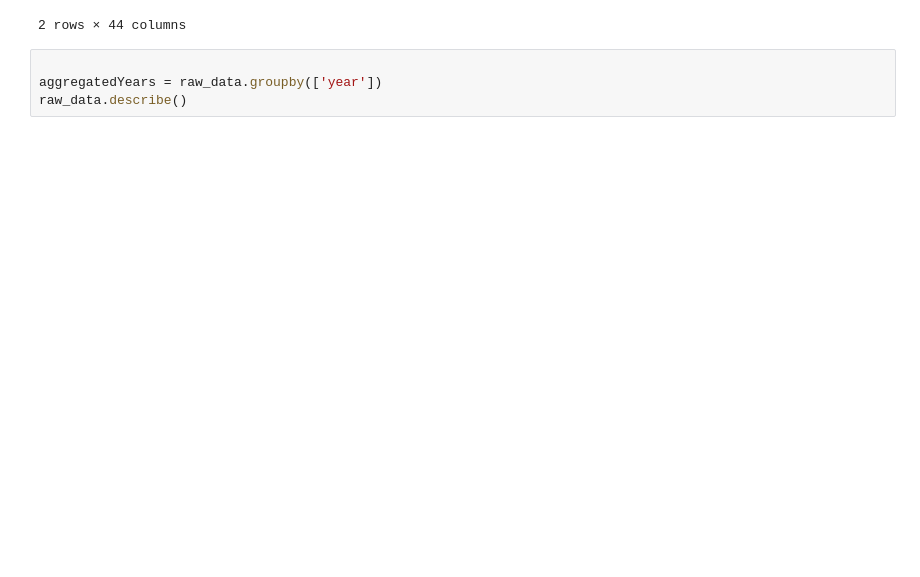
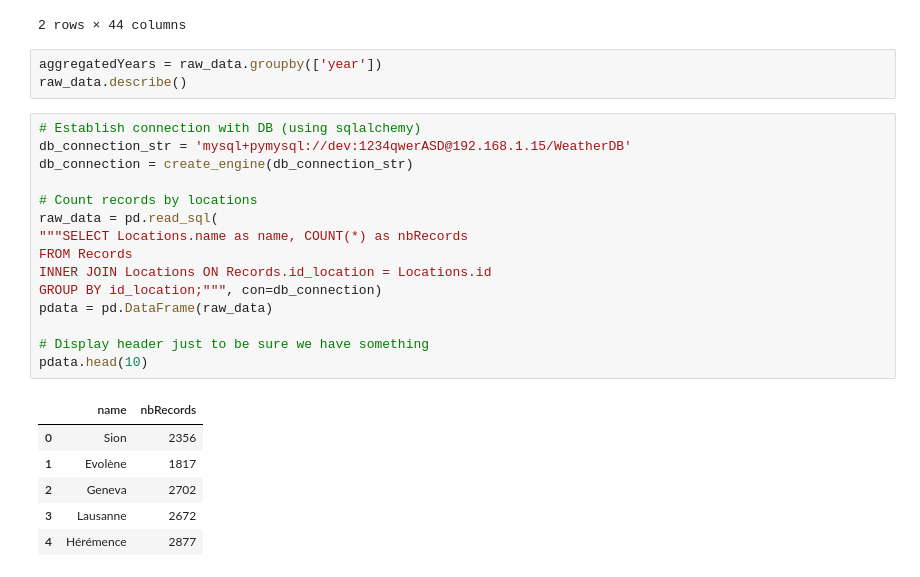
Before and after one commit to denislambret/WeatherDB, a Jupyter notebook: Sandbox_Pandas.ipynb, the cells around one changed output. Saved outputs shown, nothing was run; the diff lists cells and outputs as text; blank space fills up the shorter version.

```diff
--- a/Sandbox_Pandas.ipynb
+++ b/Sandbox_Pandas.ipynb
@@ -45,6 +45,27 @@ pdata[pdata['Temp2m'] > 33]
 | 302244 | 302245 | 6 | 833b2fe36fc37f92182546e4e425f82f | 2019-06-25 13:00:00 | 33.0282 | 0.833333 | 36.72 | 25.92 | 11.90 | ... |
 2 rows × 44 columns
 # %%
-
 aggregatedYears = raw_data.groupby(['year'])
 raw_data.describe()
+# %%
+# Establish connection with DB (using sqlalchemy)
+db_connection_str = 'mysql+pymysql://dev:1234qwerASD@192.168.1.15/WeatherDB'
+db_connection = create_engine(db_connection_str)
+
+# Count records by locations
+raw_data = pd.read_sql(
+"""SELECT Locations.name as name, COUNT(*) as nbRecords
+FROM Records
+INNER JOIN Locations ON Records.id_location = Locations.id
+GROUP BY id_location;""", con=db_connection)
+pdata = pd.DataFrame(raw_data)
+
+# Display header just to be sure we have something
+pdata.head(10)
+# %% [output]
+|  | name | nbRecords |
+| 0 | Sion | 2356 |
+| 1 | Evolène | 1817 |
+| 2 | Geneva | 2702 |
+| 3 | Lausanne | 2672 |
+| 4 | Hérémence | 2877 |
```
Also changed, not shown: parts of 6 cells of this notebook, 4 other files.
